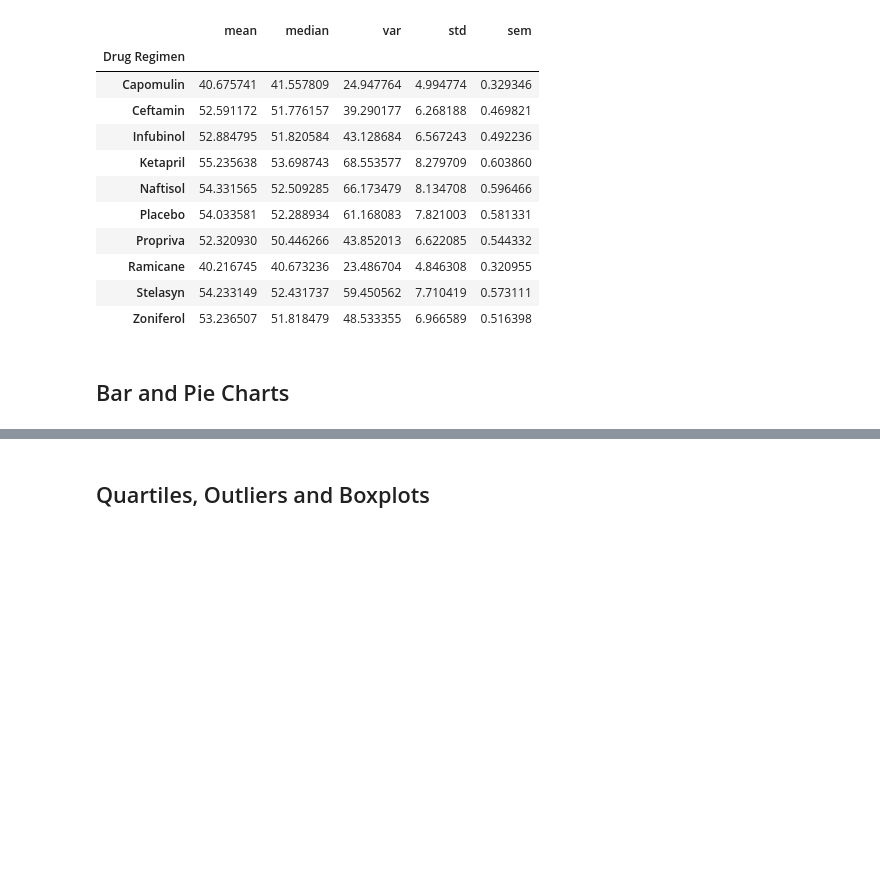
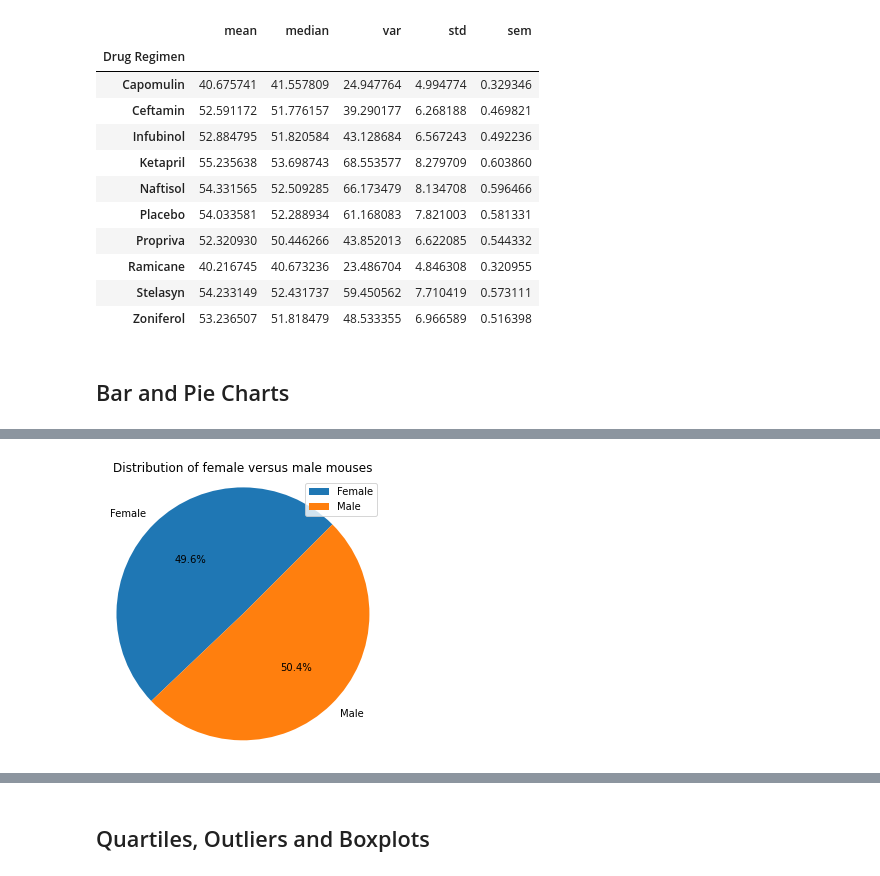
Before and after one commit to datng87/Matplotlib, a Jupyter notebook: Pymaceuticals/pymaceuticals_starter.ipynb, the cells around one changed output, grey strips where cells are left out. Cells and saved outputs as stored; diff of their text form; code cells hidden in the pictures; blank space fills up the shorter version.

```diff
--- a/Pymaceuticals/pymaceuticals_starter.ipynb
+++ b/Pymaceuticals/pymaceuticals_starter.ipynb
@@ -144,0 +162,10 @@ clean_mouse_study_df.groupby("Drug Regimen")["Tumor Volume (mm3)"].agg(["mean","
+# %%
+# Generate a pie plot showing the distribution of female versus male mice using pandas
+gender_count= clean_mouse_study_df.groupby("Sex").nunique()
+ax =gender_count.plot(kind="pie",y='Mouse ID',title="Distribution of female versus male mouses",figsize=(5,5),autopct='%1.1f%%',startangle =45)
+ax.set_ylabel('')
+plt.axis('equal')
+plt.legend(loc='best')
+plt.show()
+# %% [output]
+[figure, added]
```
Also changed, not shown: parts of 16 cells of this notebook, 1 other file.
